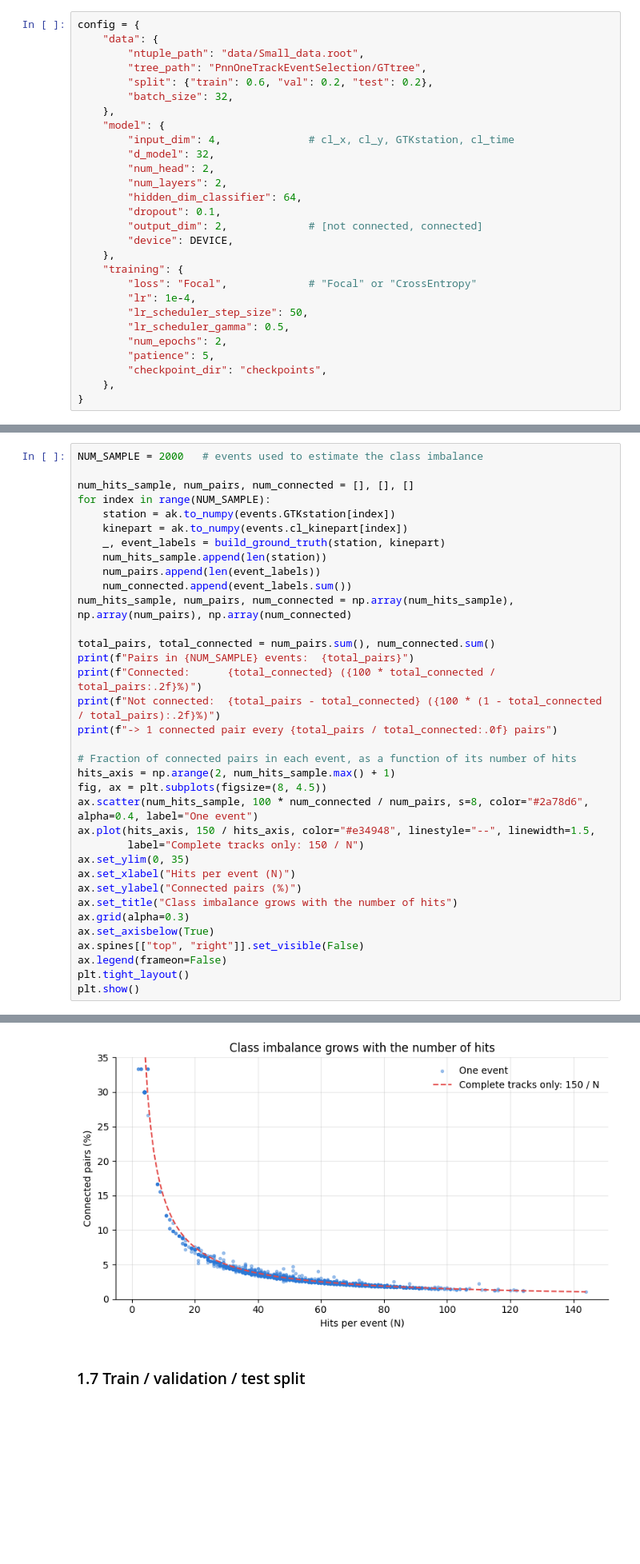
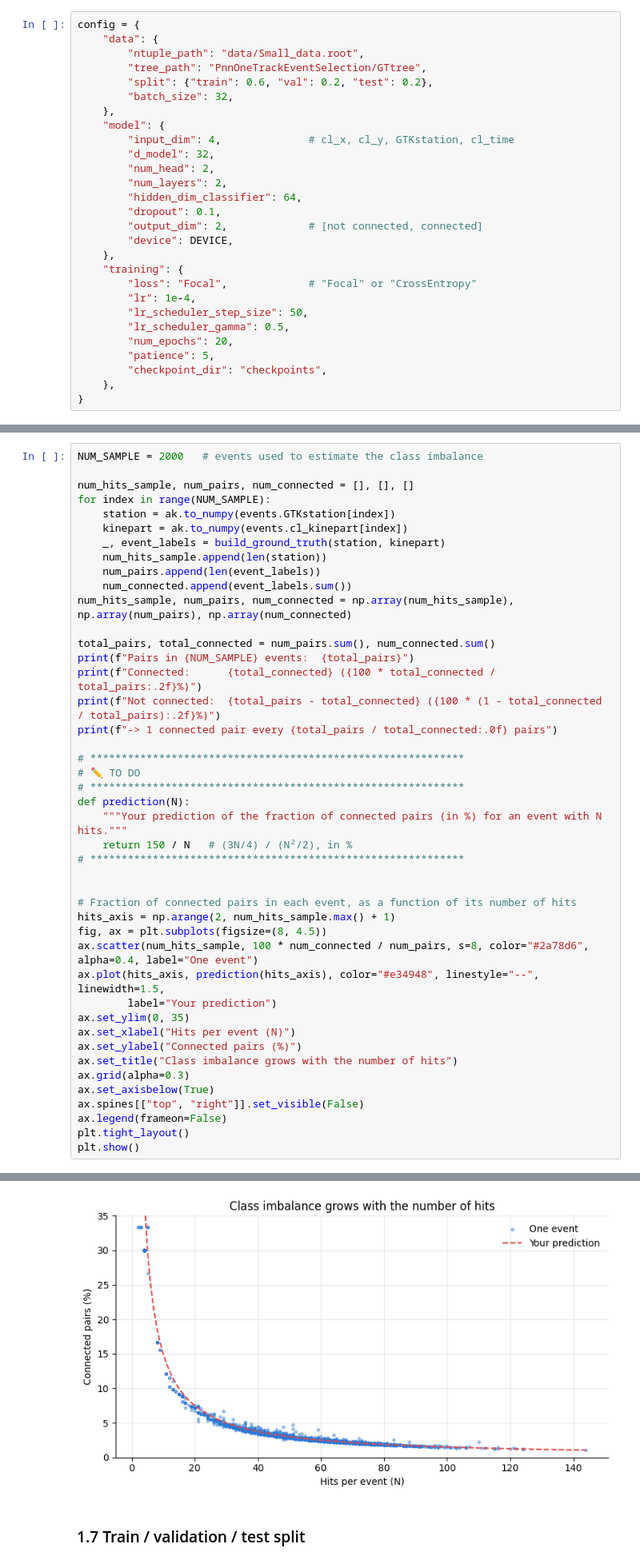
Before and after one commit to Bianco95/hackathon-gtk-fpga, a Jupyter notebook: part_1/Tutorial_Transformer_solutions.ipynb, the cells around one changed output, grey strips where cells are left out. Shown at 80% size. Saved outputs shown, nothing was run; the diff lists cells and outputs as text; blank space fills up the shorter version.

```diff
--- a/part_1/Tutorial_Transformer.ipynb
+++ b/part_1/Tutorial_Transformer_solutions.ipynb
@@ -89,7 +101,7 @@ config = {
         "lr": 1e-4,
         "lr_scheduler_step_size": 50,
         "lr_scheduler_gamma": 0.5,
-        "num_epochs": 2,
+        "num_epochs": 20,
         "patience": 5,
         "checkpoint_dir": "checkpoints",
     },
@@ -337,36 +369,45 @@ for index in range(NUM_SAMPLE):
     num_hits_sample.append(len(station))
     num_pairs.append(len(event_labels))
     num_connected.append(event_labels.sum())
 num_hits_sample, num_pairs, num_connected = np.array(num_hits_sample), np.array(num_pairs), np.array(num_connected)
 
 total_pairs, total_connected = num_pairs.sum(), num_connected.sum()
 print(f"Pairs in {NUM_SAMPLE} events:  {total_pairs}")
 print(f"Connected:      {total_connected} ({100 * total_connected / total_pairs:.2f}%)")
 print(f"Not connected:  {total_pairs - total_connected} ({100 * (1 - total_connected / total_pairs):.2f}%)")
 print(f"-> 1 connected pair every {total_pairs / total_connected:.0f} pairs")
 
+# ************************************************************
+# ✏️ TO DO
+# ************************************************************
+def prediction(N):
+    """Your prediction of the fraction of connected pairs (in %) for an event with N hits."""
+    return 150 / N   # (3N/4) / (N²/2), in %
+# ************************************************************
+
+
 # Fraction of connected pairs in each event, as a function of its number of hits
 hits_axis = np.arange(2, num_hits_sample.max() + 1)
 fig, ax = plt.subplots(figsize=(8, 4.5))
 ax.scatter(num_hits_sample, 100 * num_connected / num_pairs, s=8, color="#2a78d6", alpha=0.4, label="One event")
-ax.plot(hits_axis, 150 / hits_axis, color="#e34948", linestyle="--", linewidth=1.5,
-        label="Complete tracks only: 150 / N")
+ax.plot(hits_axis, prediction(hits_axis), color="#e34948", linestyle="--", linewidth=1.5,
+        label="Your prediction")
 ax.set_ylim(0, 35)
 ax.set_xlabel("Hits per event (N)")
 ax.set_ylabel("Connected pairs (%)")
 ax.set_title("Class imbalance grows with the number of hits")
 ax.grid(alpha=0.3)
 ax.set_axisbelow(True)
 ax.spines[["top", "right"]].set_visible(False)
 ax.legend(frameon=False)
 plt.tight_layout()
 plt.show()
 # %% [output]
 Pairs in 2000 events:  3203387
 Connected:      79019 (2.47%)
 Not connected:  3124368 (97.53%)
 -> 1 connected pair every 41 pairs
-[figure, old version]
+[figure, new version]
 # %% [markdown]
 ### 1.7 Train / validation / test split
 # %%
```
Also changed, not shown: parts of 17 cells of this notebook, 2 other files.
